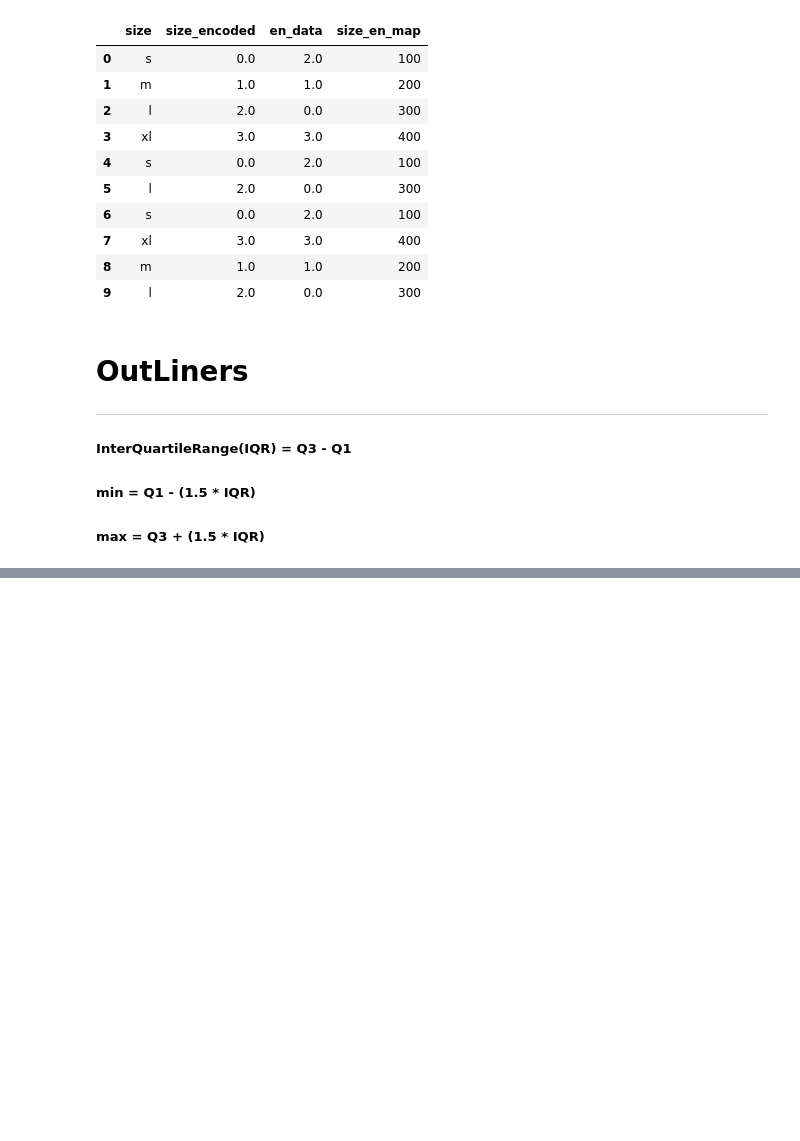
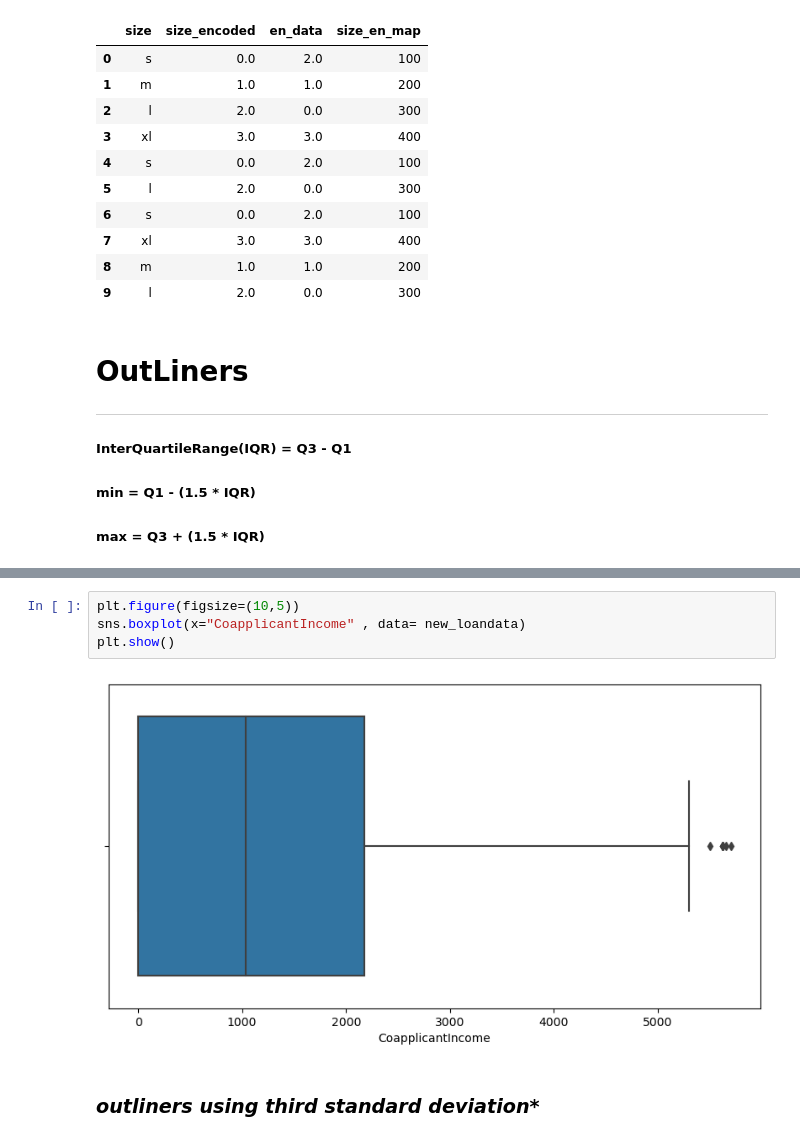
Before and after one commit to deepaknandeshwar17/Machine_Learning_practice, a Jupyter notebook: ml1.ipynb, the cells around one changed output, grey strips where cells are left out. Drawn from its saved outputs; the diff is of its cells as text; blank space fills up the shorter version.

```diff
--- a/ml1.ipynb
+++ b/ml1.ipynb
@@ -455,0 +490,8 @@ df
+# %%
+plt.figure(figsize=(10,5))
+sns.boxplot(x="CoapplicantIncome" , data= new_loandata)
+plt.show()
+# %% [output]
+[figure, added]
+# %% [markdown]
+### ***outliners using third standard deviation****
```
Also changed, not shown: parts of 9 cells of this notebook.
